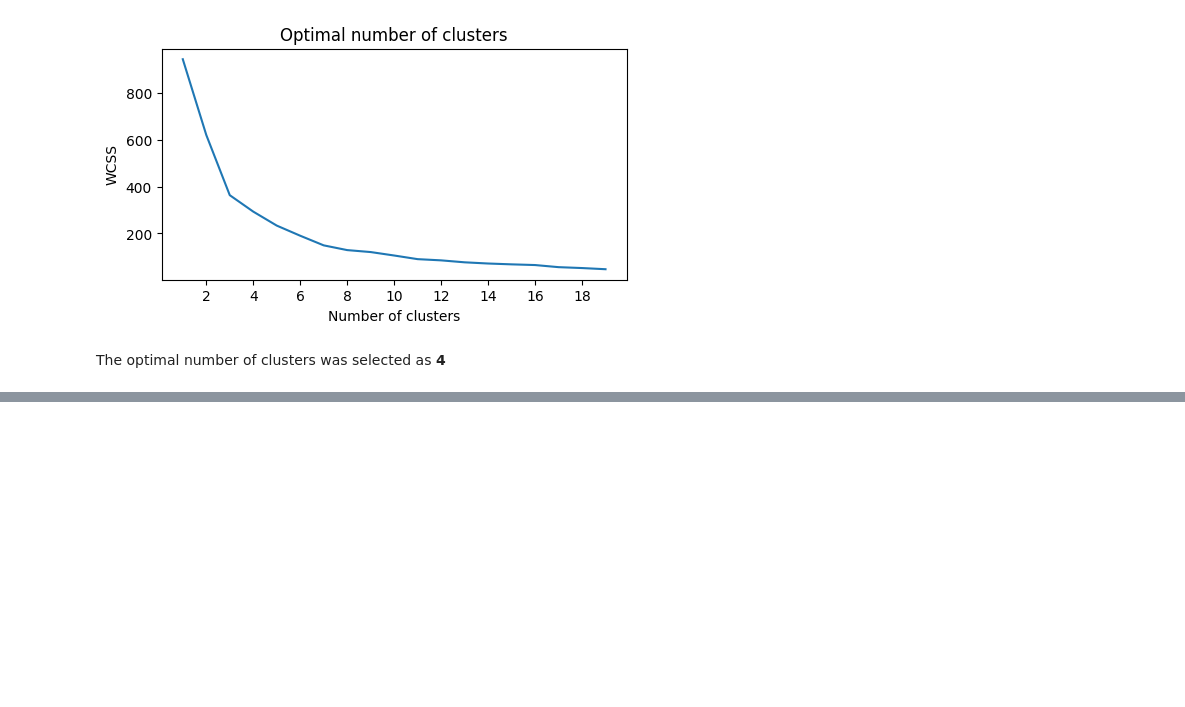
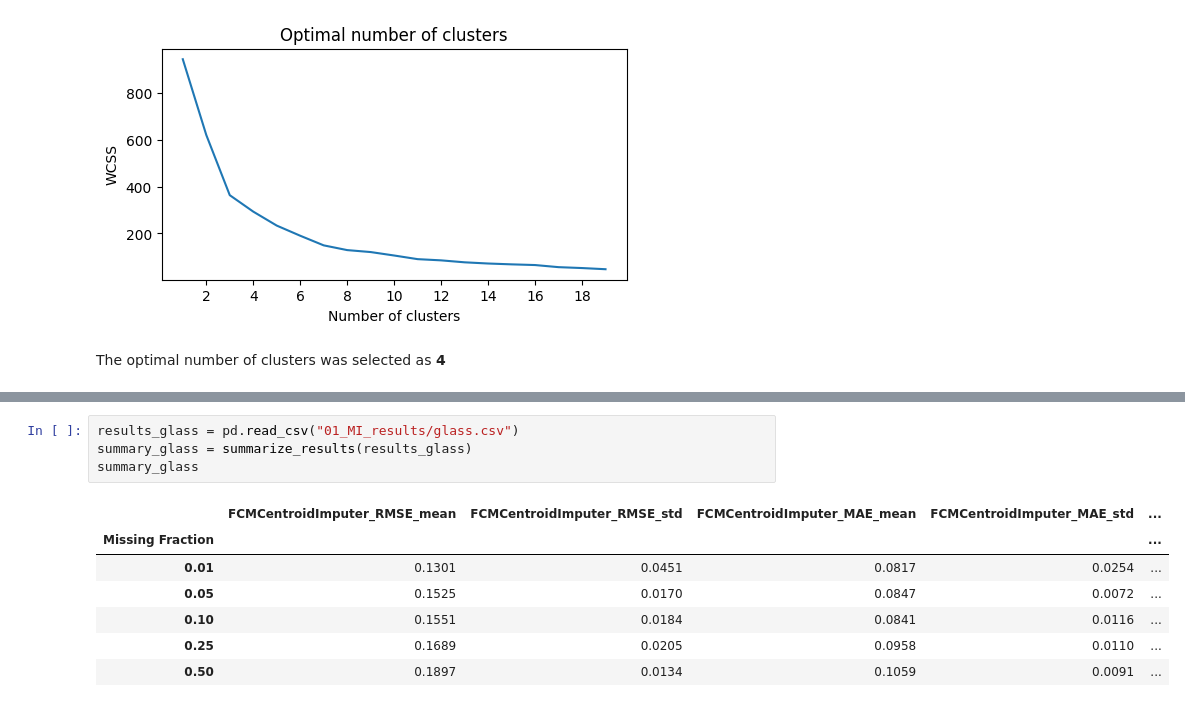
Before and after one commit to szostkawron/ficaria, a Jupyter notebook: experiments/MI.ipynb, the cells around one changed output, grey strips where cells are left out. Saved outputs shown, nothing was run; the diff lists cells and outputs as text; blank space fills up the shorter version.

```diff
--- a/experiments/MI.ipynb
+++ b/experiments/MI.ipynb
@@ -442,0 +659,12 @@ results_statlog_shuttle = evaluation_workflow_single(
+# %%
+results_glass = pd.read_csv("01_MI_results/glass.csv")
+summary_glass = summarize_results(results_glass)
+summary_glass
+# %% [output]
+|  | FCMCentroidImputer_RMSE_mean | FCMCentroidImputer_RMSE_std | FCMCentroidImputer_MAE_mean | FCMCentroidImputer_MAE_std | ... |
+| Missing Fraction |  |  |  |  | ... |
+| 0.01 | 0.1301 | 0.0451 | 0.0817 | 0.0254 | ... |
+| 0.05 | 0.1525 | 0.0170 | 0.0847 | 0.0072 | ... |
+| 0.10 | 0.1551 | 0.0184 | 0.0841 | 0.0116 | ... |
+| 0.25 | 0.1689 | 0.0205 | 0.0958 | 0.0110 | ... |
+| 0.50 | 0.1897 | 0.0134 | 0.1059 | 0.0091 | ... |
```
Also changed, not shown: parts of 20 cells of this notebook, 2 other files.
